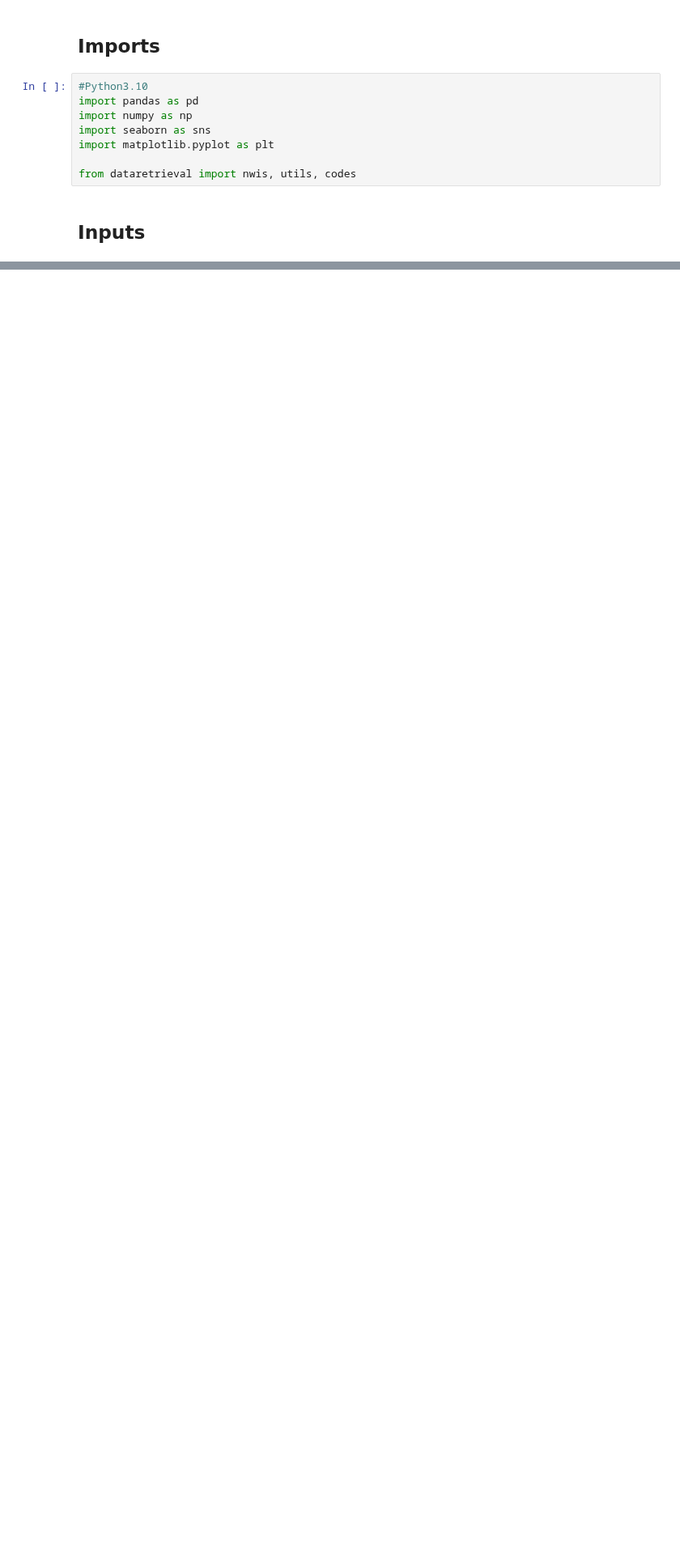
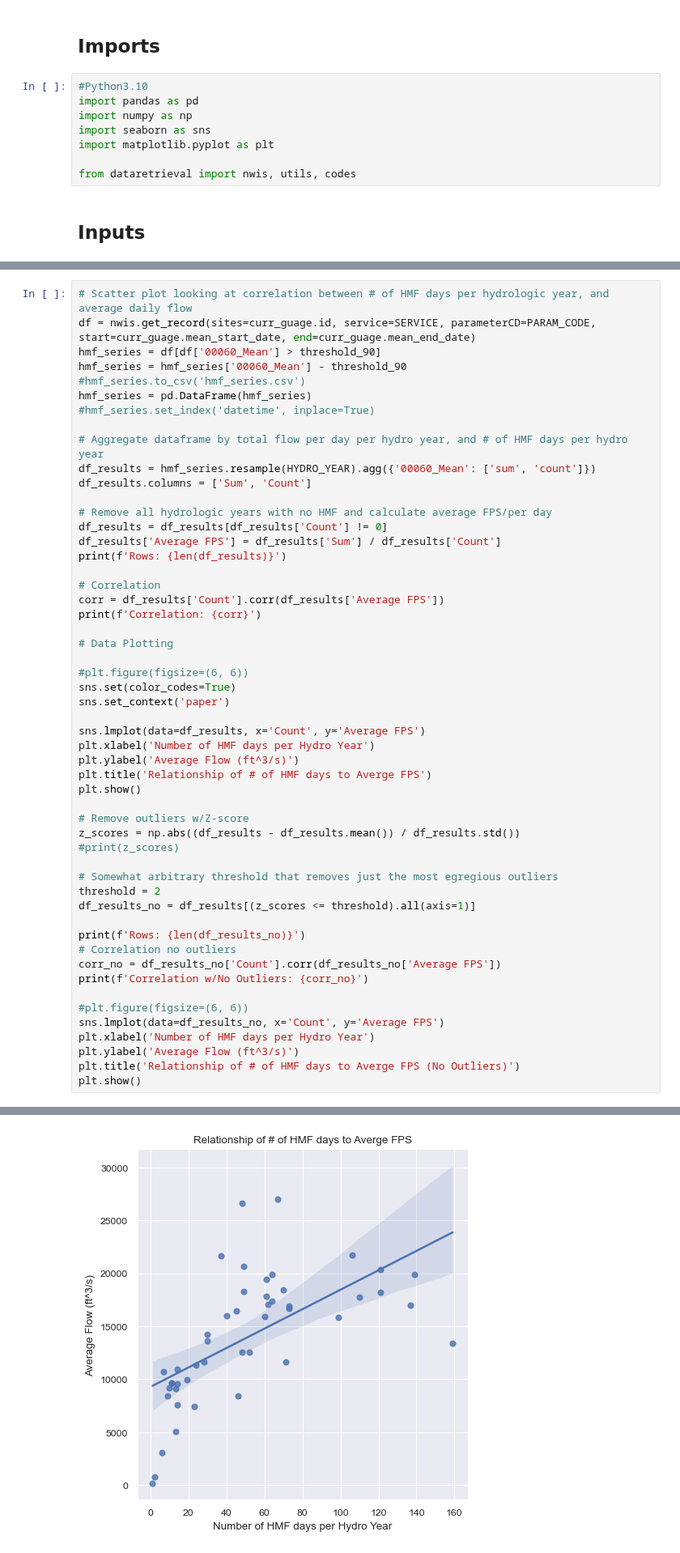
Before and after one commit to AlekWithK/DahlkeLab_LAWR, a Jupyter notebook: site_data.ipynb, the cells around one changed output, grey strips where cells are left out. Shown at 81% size. Cells and saved outputs as stored; diff of their text form; blank space fills up the shorter version.

```diff
--- a/site_data.ipynb
+++ b/site_data.ipynb
@@ -85,0 +113,54 @@ Total flow in CKPY: 0.00036707057455463504
+# %%
+# Scatter plot looking at correlation between # of HMF days per hydrologic year, and average daily flow
+df = nwis.get_record(sites=curr_guage.id, service=SERVICE, parameterCD=PARAM_CODE, start=curr_guage.mean_start_date, end=curr_guage.mean_end_date)
+hmf_series = df[df['00060_Mean'] > threshold_90]
+hmf_series = hmf_series['00060_Mean'] - threshold_90
+#hmf_series.to_csv('hmf_series.csv')
+hmf_series = pd.DataFrame(hmf_series)
+#hmf_series.set_index('datetime', inplace=True)
+
+# Aggregate dataframe by total flow per day per hydro year, and # of HMF days per hydro year
+df_results = hmf_series.resample(HYDRO_YEAR).agg({'00060_Mean': ['sum', 'count']})
+df_results.columns = ['Sum', 'Count']
+
+# Remove all hydrologic years with no HMF and calculate average FPS/per day
+df_results = df_results[df_results['Count'] != 0]
+df_results['Average FPS'] = df_results['Sum'] / df_results['Count']
+print(f'Rows: {len(df_results)}')
+
+# Correlation
+corr = df_results['Count'].corr(df_results['Average FPS'])
+print(f'Correlation: {corr}')
+
+# Data Plotting
+
+#plt.figure(figsize=(6, 6))
+sns.set(color_codes=True)
+sns.set_context('paper')
+
+sns.lmplot(data=df_results, x='Count', y='Average FPS')
+plt.xlabel('Number of HMF days per Hydro Year')
+plt.ylabel('Average Flow (ft^3/s)')
+plt.title('Relationship of # of HMF days to Averge FPS')
+plt.show()
+
+# Remove outliers w/Z-score
+z_scores = np.abs((df_results - df_results.mean()) / df_results.std())
+#print(z_scores)
+
+# Somewhat arbitrary threshold that removes just the most egregious outliers
+threshold = 2
+df_results_no = df_results[(z_scores <= threshold).all(axis=1)]
+
+print(f'Rows: {len(df_results_no)}')
+# Correlation no outliers
+corr_no = df_results_no['Count'].corr(df_results_no['Average FPS'])
+print(f'Correlation w/No Outliers: {corr_no}')
+
+#plt.figure(figsize=(6, 6))
+sns.lmplot(data=df_results_no, x='Count', y='Average FPS')
+plt.xlabel('Number of HMF days per Hydro Year')
+plt.ylabel('Average Flow (ft^3/s)')
+plt.title('Relationship of # of HMF days to Averge FPS (No Outliers)')
+plt.show()
+# %% [output]
@@ -85,0 +169 @@ Total flow in CKPY: 0.00036707057455463504
+[figure, added]
```
Also changed, not shown: parts of 12 cells of this notebook, 5 other files.
